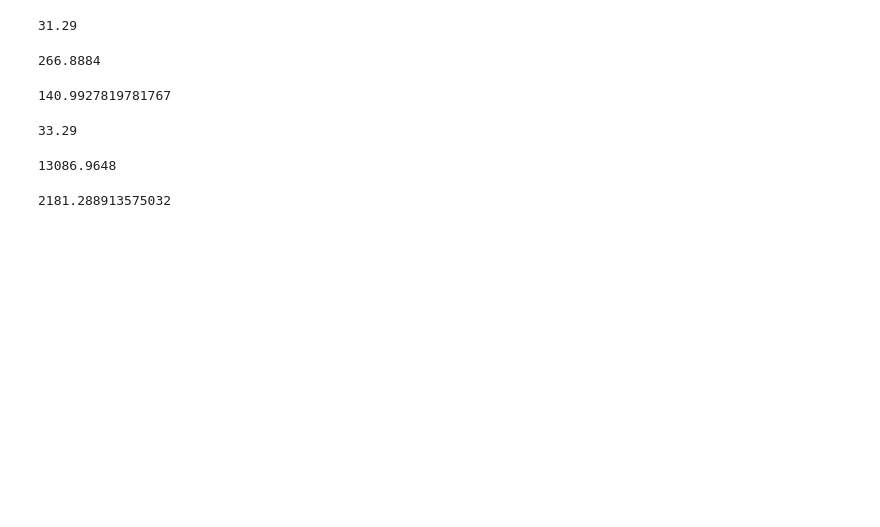
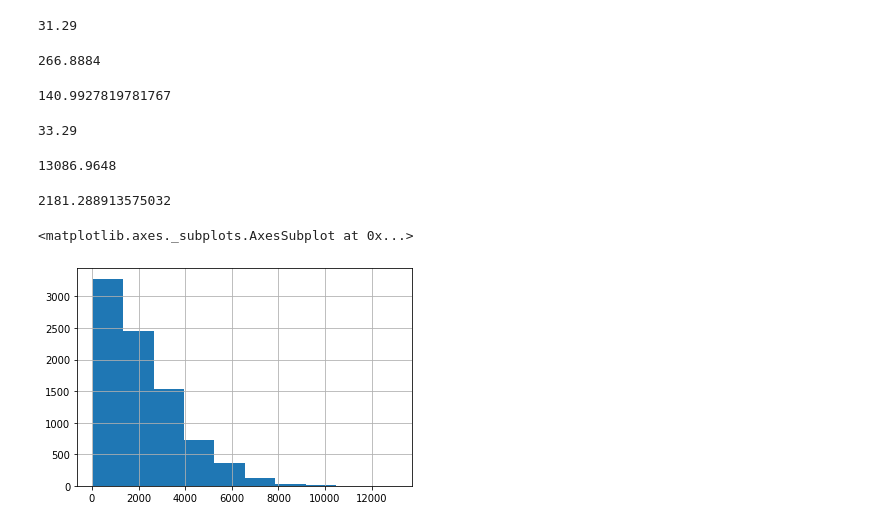
Before and after one commit to IvanRiosFabio/Pandas, a Jupyter notebook: Untitled5.ipynb, the cells around one changed output. Cells and saved outputs as stored; diff of their text form; code cells hidden in the pictures; blank space fills up the shorter version.

```diff
--- a/Untitled5.ipynb
+++ b/Untitled5.ipynb
@@ -150,3 +151,8 @@ df['Item_Outlet_Sales'].max()
 df['Item_Outlet_Sales'].mean()
 # %% [output]
 2181.288913575032
+# %%
+df['Item_Outlet_Sales'].hist()
+# %% [output]
+<matplotlib.axes._subplots.AxesSubplot at 0x...>
+[figure, added]
```
Also changed, not shown: parts of 3 cells of this notebook.
